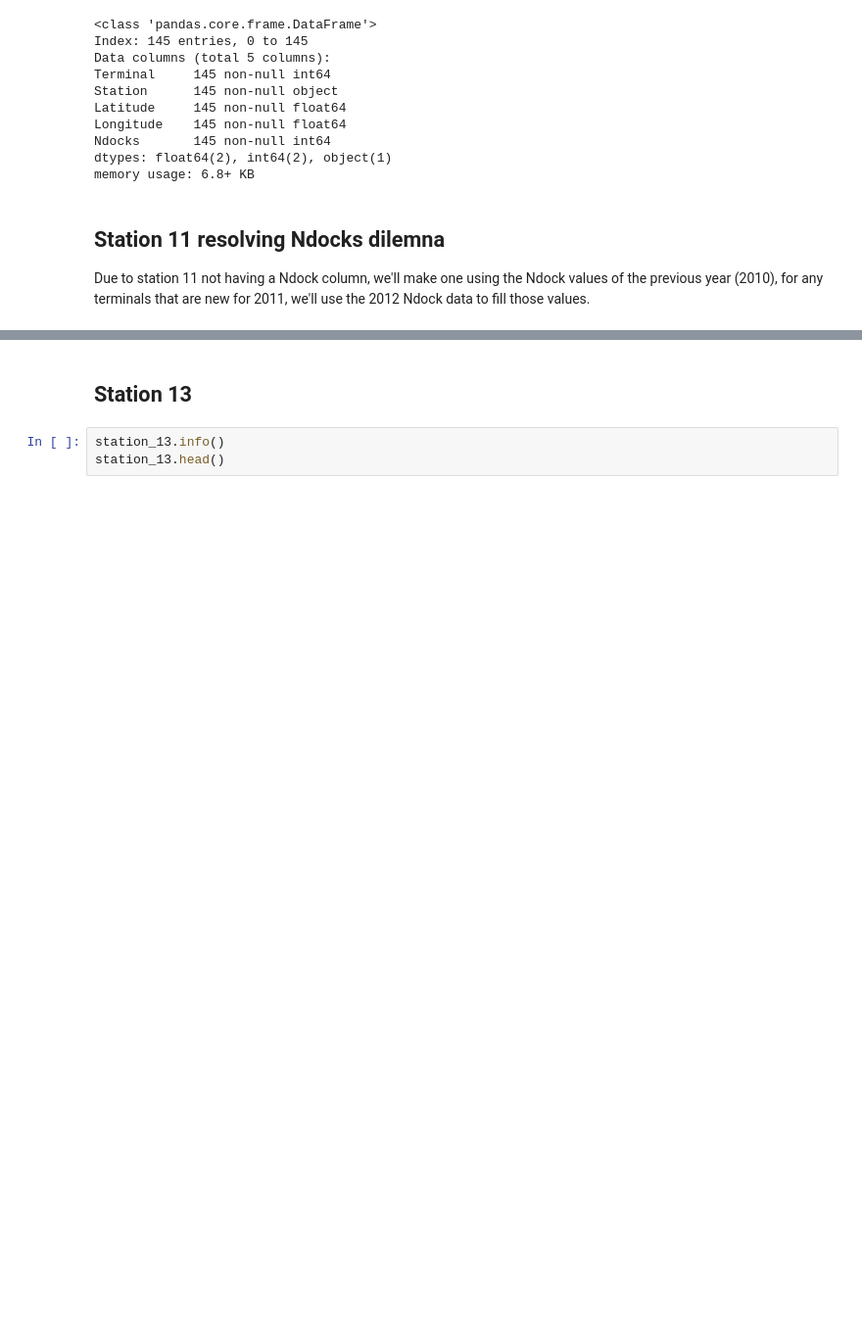
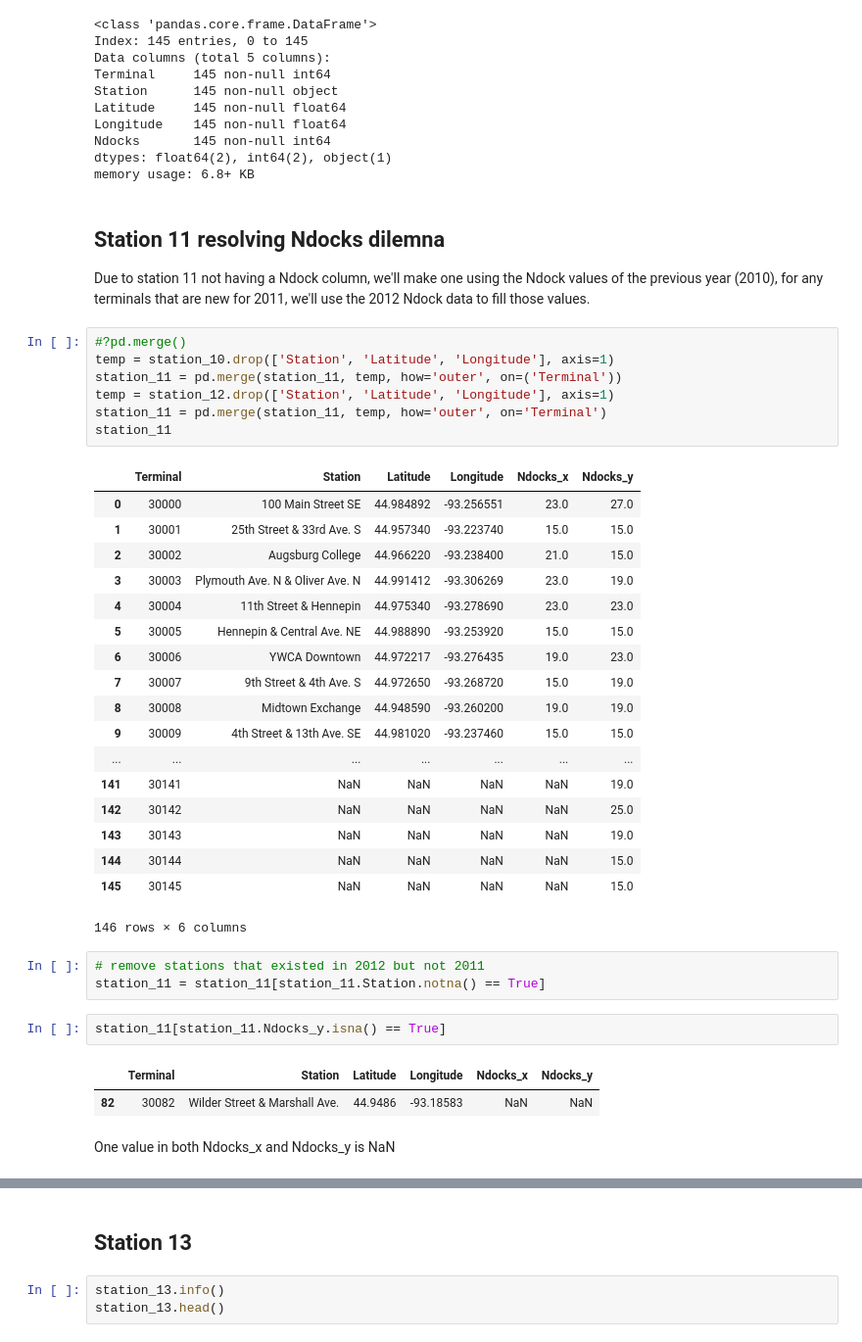
Before and after one commit to SethDKelly/NiceRideMN, a Jupyter notebook: NR_Station_Cleaning.ipynb, the cells around one changed output, grey strips where cells are left out. Shown at 98% size. Saved outputs shown, nothing was run; the diff lists cells and outputs as text; blank space fills up the shorter version.

```diff
--- a/NR_Station_Cleaning.ipynb
+++ b/NR_Station_Cleaning.ipynb
@@ -145,3 +145,39 @@ memory usage: 6.8+ KB
 ## Station 11 resolving Ndocks dilemna
 
 Due to station 11 not having a Ndock column, we'll make one using the Ndock values of the previous year (2010), for any terminals that are new for 2011, we'll use the 2012 Ndock data to fill those values.
+# %%
+#?pd.merge()
+temp = station_10.drop(['Station', 'Latitude', 'Longitude'], axis=1)
+station_11 = pd.merge(station_11, temp, how='outer', on=('Terminal'))
+temp = station_12.drop(['Station', 'Latitude', 'Longitude'], axis=1)
+station_11 = pd.merge(station_11, temp, how='outer', on='Terminal')
+station_11
+# %% [output]
+|  | Terminal | Station | Latitude | Longitude | Ndocks_x | Ndocks_y |
+| 0 | 30000 | 100 Main Street SE | 44.984892 | -93.256551 | 23.0 | 27.0 |
+| 1 | 30001 | 25th Street & 33rd Ave. S | 44.957340 | -93.223740 | 15.0 | 15.0 |
+| 2 | 30002 | Augsburg College | 44.966220 | -93.238400 | 21.0 | 15.0 |
+| 3 | 30003 | Plymouth Ave. N & Oliver Ave. N | 44.991412 | -93.306269 | 23.0 | 19.0 |
+| 4 | 30004 | 11th Street & Hennepin | 44.975340 | -93.278690 | 23.0 | 23.0 |
+| 5 | 30005 | Hennepin & Central Ave. NE | 44.988890 | -93.253920 | 15.0 | 15.0 |
+| 6 | 30006 | YWCA Downtown | 44.972217 | -93.276435 | 19.0 | 23.0 |
+| 7 | 30007 | 9th Street & 4th Ave. S | 44.972650 | -93.268720 | 15.0 | 19.0 |
+| 8 | 30008 | Midtown Exchange | 44.948590 | -93.260200 | 19.0 | 19.0 |
+| 9 | 30009 | 4th Street & 13th Ave. SE | 44.981020 | -93.237460 | 15.0 | 15.0 |
+| ... | ... | ... | ... | ... | ... | ... |
+| 141 | 30141 | NaN | NaN | NaN | NaN | 19.0 |
+| 142 | 30142 | NaN | NaN | NaN | NaN | 25.0 |
+| 143 | 30143 | NaN | NaN | NaN | NaN | 19.0 |
+| 144 | 30144 | NaN | NaN | NaN | NaN | 15.0 |
+| 145 | 30145 | NaN | NaN | NaN | NaN | 15.0 |
+146 rows × 6 columns
+# %%
+# remove stations that existed in 2012 but not 2011
+station_11 = station_11[station_11.Station.notna() == True]
+# %%
+station_11[station_11.Ndocks_y.isna() == True]
+# %% [output]
+|  | Terminal | Station | Latitude | Longitude | Ndocks_x | Ndocks_y |
+| 82 | 30082 | Wilder Street & Marshall Ave. | 44.9486 | -93.18583 | NaN | NaN |
+# %% [markdown]
+One value in both Ndocks_x and Ndocks_y is NaN
```
Also changed, not shown: parts of 15 cells of this notebook.
